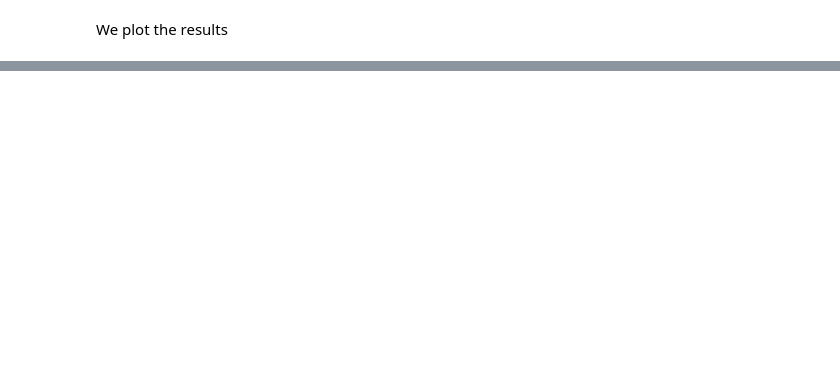
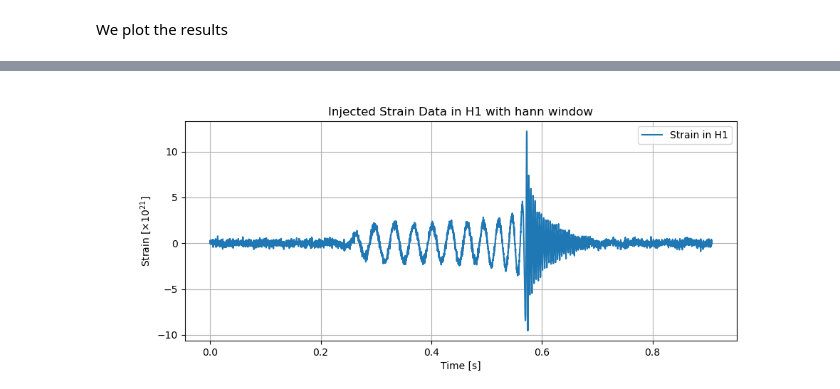
Before and after one commit to selmavangstein/gw_boson_star_testing_gr, a Jupyter notebook: full_working_pipeline.ipynb, the cells around one changed output, grey strips where cells are left out. Cells and saved outputs as stored; diff of their text form; code cells hidden in the pictures; blank space fills up the shorter version.

```diff
--- a/full_working_pipeline.ipynb
+++ b/full_working_pipeline.ipynb
@@ -233,0 +488,13 @@ plt.show()
+# %%
+def create_nr_injection(times_array, hp_array, hc_array):
+    """
+    Factory function that creates a custom NR injection function
+    with specific time series data.
+    """
+    def nr_injection(time):
+
+        hp = np.interp(time, times_array, hp_array)
+        hc = np.interp(time, times_array, hc_array)
+        return {"plus": hp, "cross": hc}
+
+    return nr_injection
@@ -386 +672,17 @@ display(Image(filename="L1_post_injection_frequency_domain_data.png"))
+# %%
+# try some plotting of the ifo data
+ifo = ifo_data_dict[window_funcs[0]][0]  # pick one window type to plot
+times_ifo = ifo.time_array
+strain = ifo.time_domain_strain
+
+plt.figure(figsize=(10, 4))
+plt.plot(times_ifo, 1.0e21*strain, label=f'Strain in {ifo.name}')
+plt.xlabel('Time [s]')
+plt.ylabel('Strain [$\\times 10^{21}$]')
+plt.title(f'Injected Strain Data in {ifo.name} with {wf} window')
+plt.legend()
+plt.grid()
+plt.show()
+# %% [output]
+[figure, added]
 # %% [markdown]
```
Also changed, not shown: parts of 37 cells of this notebook, 5 other files.
